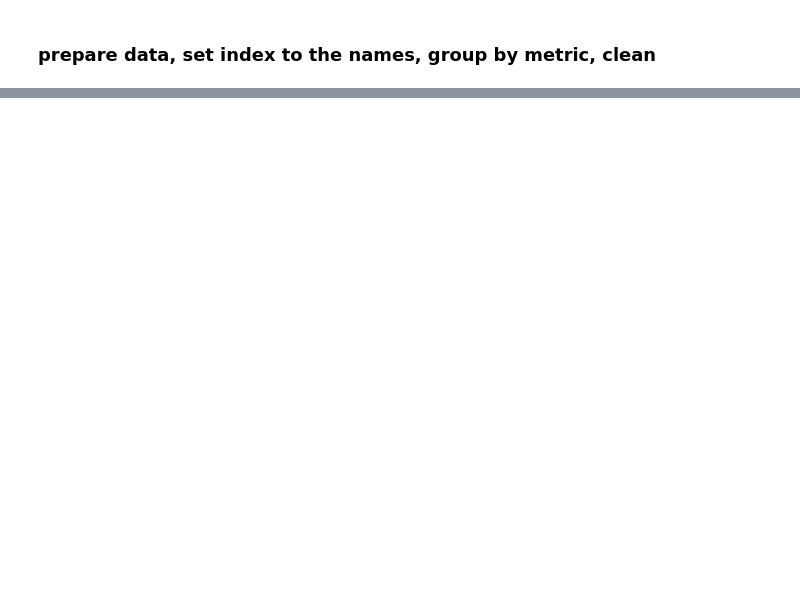
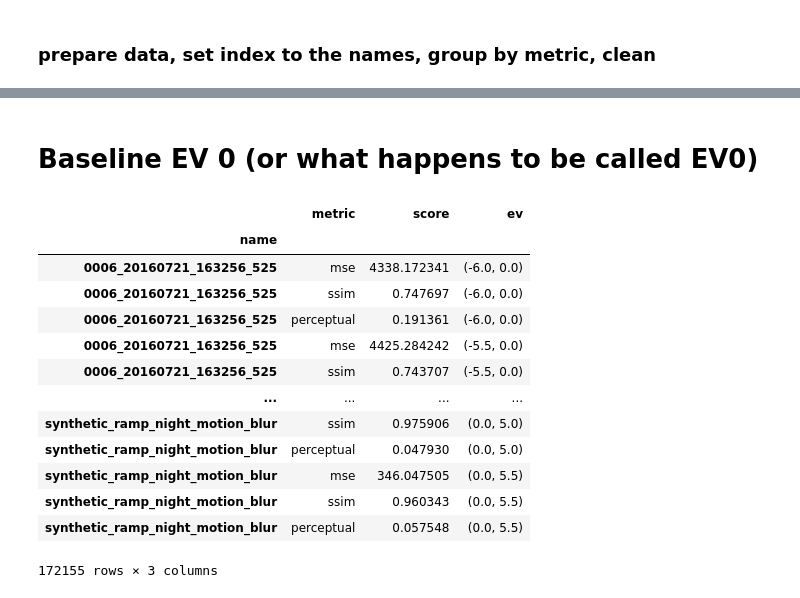
Before and after one commit to smsegal/DHDRNet, a Jupyter notebook: dhdrnet/notebooks/perceptual_loss.ipynb, the cells around one changed output, grey strips where cells are left out. Saved outputs shown, nothing was run; the diff lists cells and outputs as text; code cells hidden in the pictures; blank space fills up the shorter version.

```diff
--- a/dhdrnet/notebooks/perceptual_loss.ipynb
+++ b/dhdrnet/notebooks/perceptual_loss.ipynb
@@ -79,0 +81,22 @@ ssim_mins.value_counts().iloc[:15].plot.barh(title="Optimal SSIM EV Choices")
+# %% [markdown]
+# Baseline EV 0 (or what happens to be called EV0)
+# %%
+bdf = evdf[evdf[["ev1", "ev2"]].apply(lambda d: d == 0).any(axis=1)].copy()
+bdf["ev"] = bdf.loc[:,["ev1", "ev2"]].apply(lambda df: tuple(sorted(df)), axis=1)
+bdf = bdf.drop(columns=["ev1", "ev2"])
+bdf
+# %% [output]
+|  | metric | score | ev |
+| name |  |  |  |
+| 0006_20160721_163256_525 | mse | 4338.172341 | (-6.0, 0.0) |
+| 0006_20160721_163256_525 | ssim | 0.747697 | (-6.0, 0.0) |
+| 0006_20160721_163256_525 | perceptual | 0.191361 | (-6.0, 0.0) |
+| 0006_20160721_163256_525 | mse | 4425.284242 | (-5.5, 0.0) |
+| 0006_20160721_163256_525 | ssim | 0.743707 | (-5.5, 0.0) |
+| ... | ... | ... | ... |
+| synthetic_ramp_night_motion_blur | ssim | 0.975906 | (0.0, 5.0) |
+| synthetic_ramp_night_motion_blur | perceptual | 0.047930 | (0.0, 5.0) |
+| synthetic_ramp_night_motion_blur | mse | 346.047505 | (0.0, 5.5) |
+| synthetic_ramp_night_motion_blur | ssim | 0.960343 | (0.0, 5.5) |
+| synthetic_ramp_night_motion_blur | perceptual | 0.057548 | (0.0, 5.5) |
+172155 rows × 3 columns
```
Also changed, not shown: parts of 10 cells of this notebook, 18 other files.
